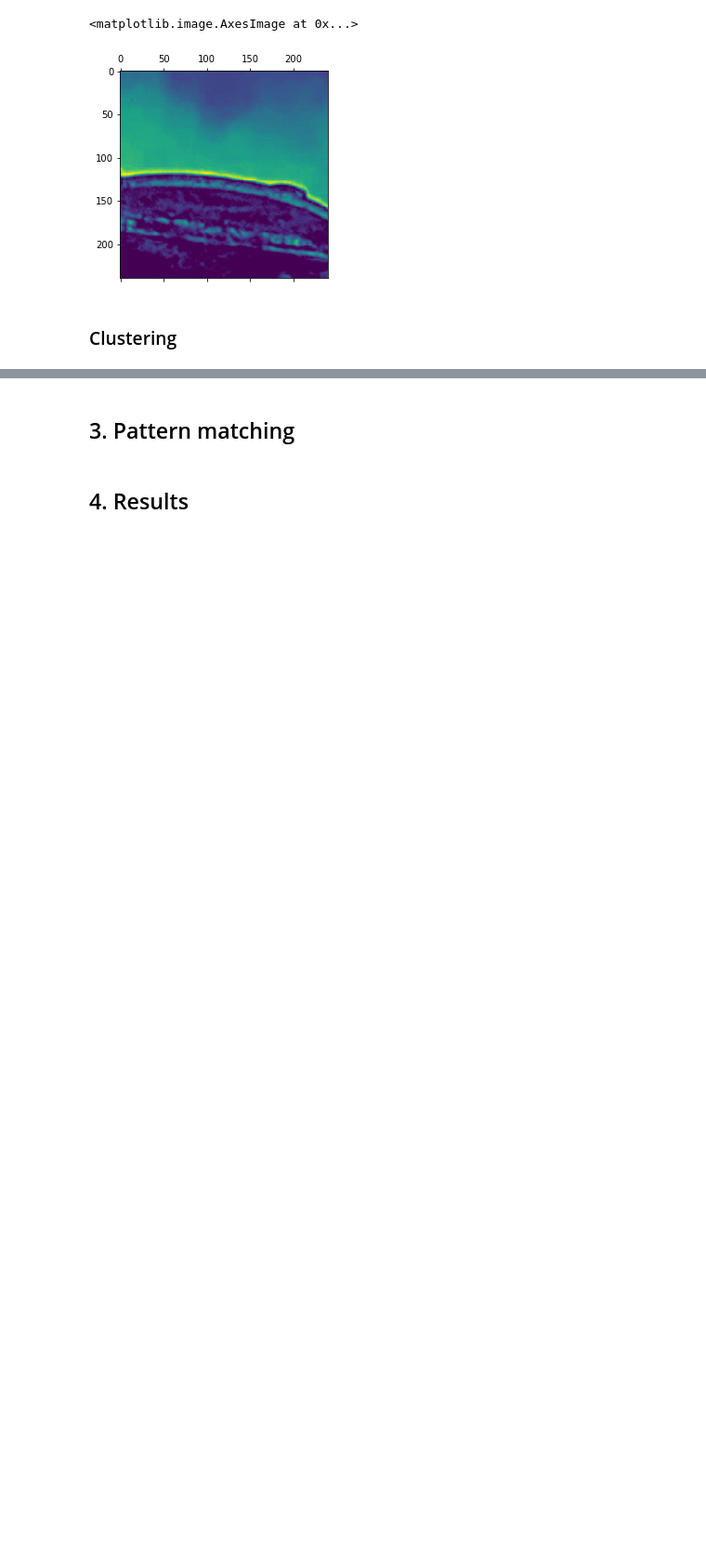
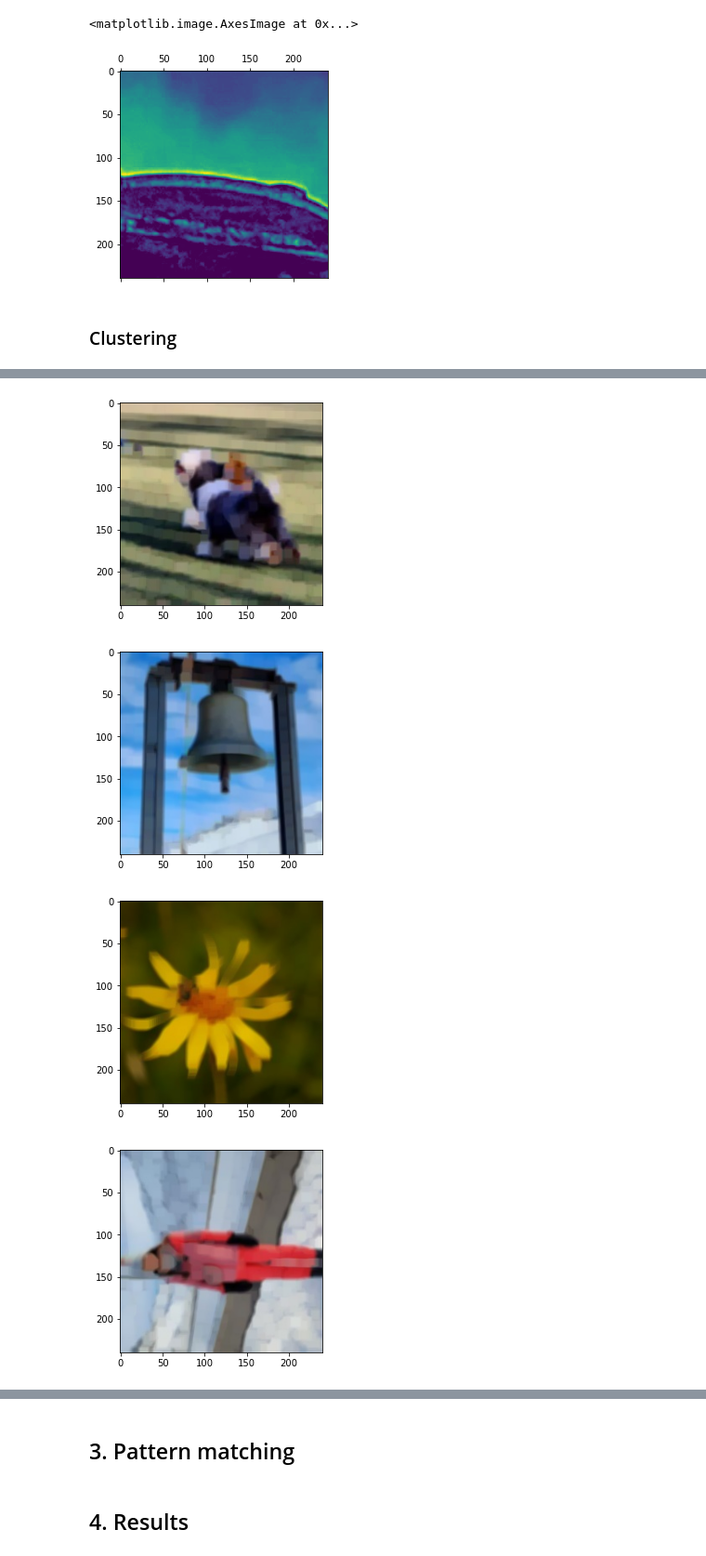
Before and after one commit to matvarg/photomosaic, a Jupyter notebook: src/mosaic.ipynb, the cells around one changed output, grey strips where cells are left out. Shown at 93% size. Drawn from its saved outputs; the diff is of its cells as text; code cells hidden in the pictures; blank space fills up the shorter version.

```diff
--- a/src/mosaic.ipynb
+++ b/src/mosaic.ipynb
@@ -144,13 +146,18 @@ for i in range(len(names)):
 # %%
-names = os.listdir('/Users/dubcekt/MyDrive/MOSAIC/data_resized_eroded')
+names = os.listdir('../data_resized_eroded')
 names = [image for image in names if image.endswith('g')]
 
 images = []
 for i in range(len(names)):
-    image = cv2.imread(f'/Users/dubcekt/MyDrive/MOSAIC/data_resized_eroded/{names[i]}')
+    image = cv2.imread(f'../data_resized_eroded/{names[i]}')
     images.append(image)
     plt.figure()
     plt.imshow(image[:,:,::-1])
+# %% [output]
+[figure, added]
+[figure, added]
+[figure, added]
+[figure, added]
 # %%
 for image in images:
     plt.figure()
```
Also changed, not shown: parts of 5 cells of this notebook.
